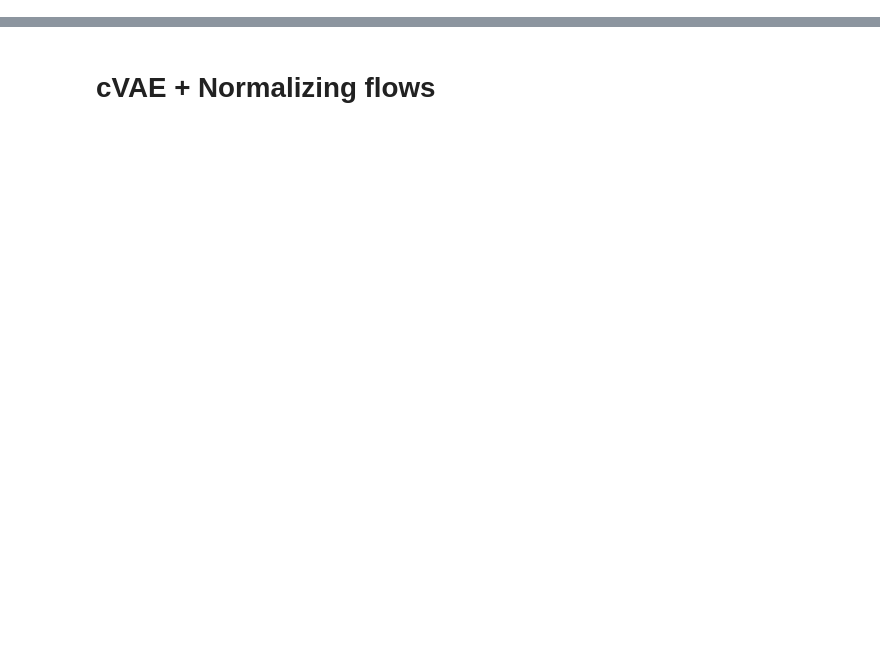
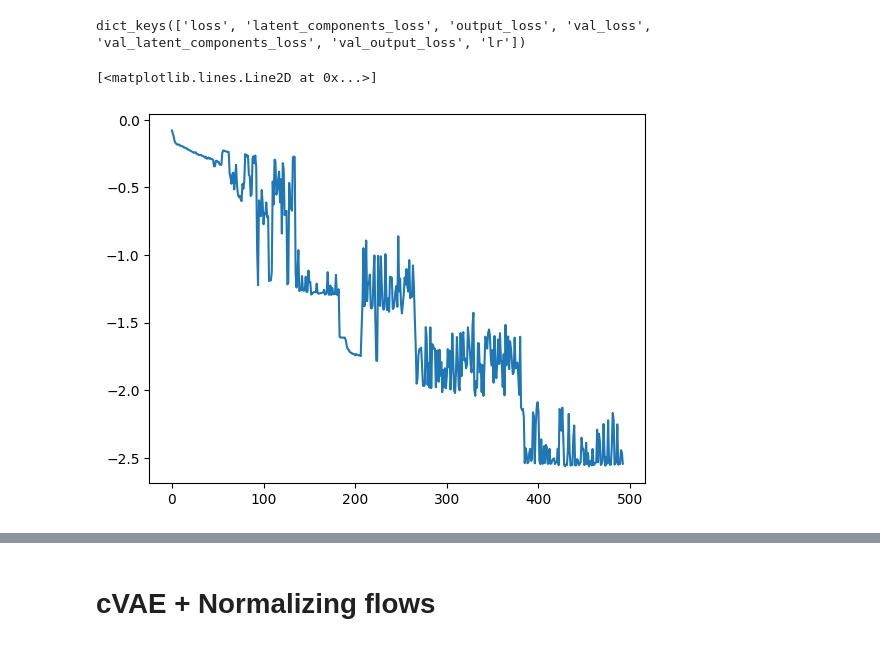
Before and after one commit to nivies/gw-waveform-dl-models, a Jupyter notebook: notebook.ipynb, the cells around one changed output, grey strips where cells are left out. Cells and saved outputs as stored; diff of their text form; code cells hidden in the pictures; blank space fills up the shorter version.

```diff
--- a/notebook.ipynb
+++ b/notebook.ipynb
@@ -51,0 +27,13 @@ cvae.load_weights("/home/nino/GW/Keras-Project-Template/experiments/cVAEs/cVAE_q
+# %%
+import matplotlib.pyplot as plt
+from joblib import load
+
+hist = load("/home/nino/GW/Keras-Project-Template/experiments/2024-11-25_15-38-43/Small_blocks_training_attempt_unregularized/checkpoints/history_model.bin")
+hist.keys()
+# %% [output]
+dict_keys(['loss', 'latent_components_loss', 'output_loss', 'val_loss', 'val_latent_components_loss', 'val_output_loss', 'lr'])
+# %%
+plt.plot(hist['output_loss'])
+# %% [output]
+[<matplotlib.lines.Line2D at 0x...>]
+[figure, added]
```
Also changed, not shown: parts of 54 cells of this notebook, 12 other files.
